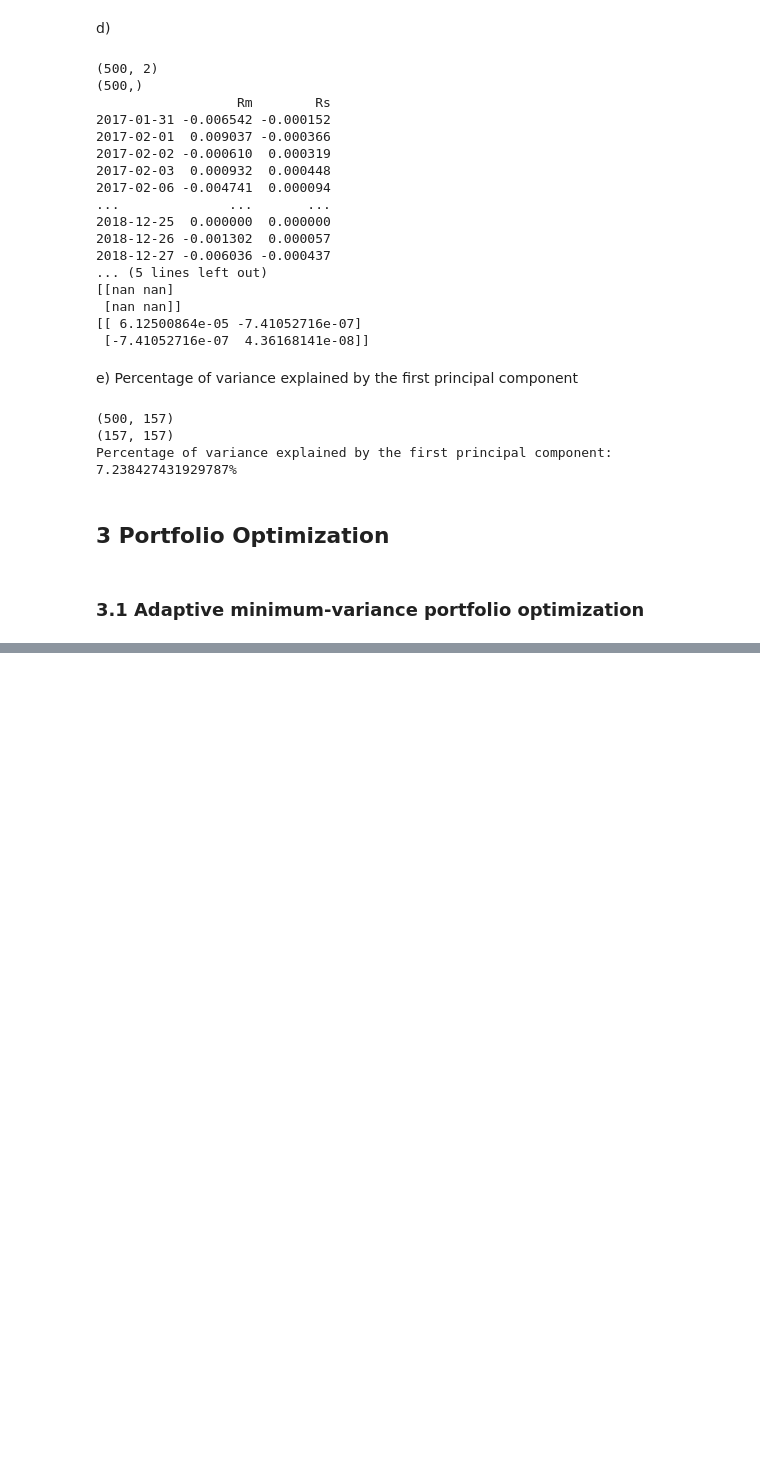
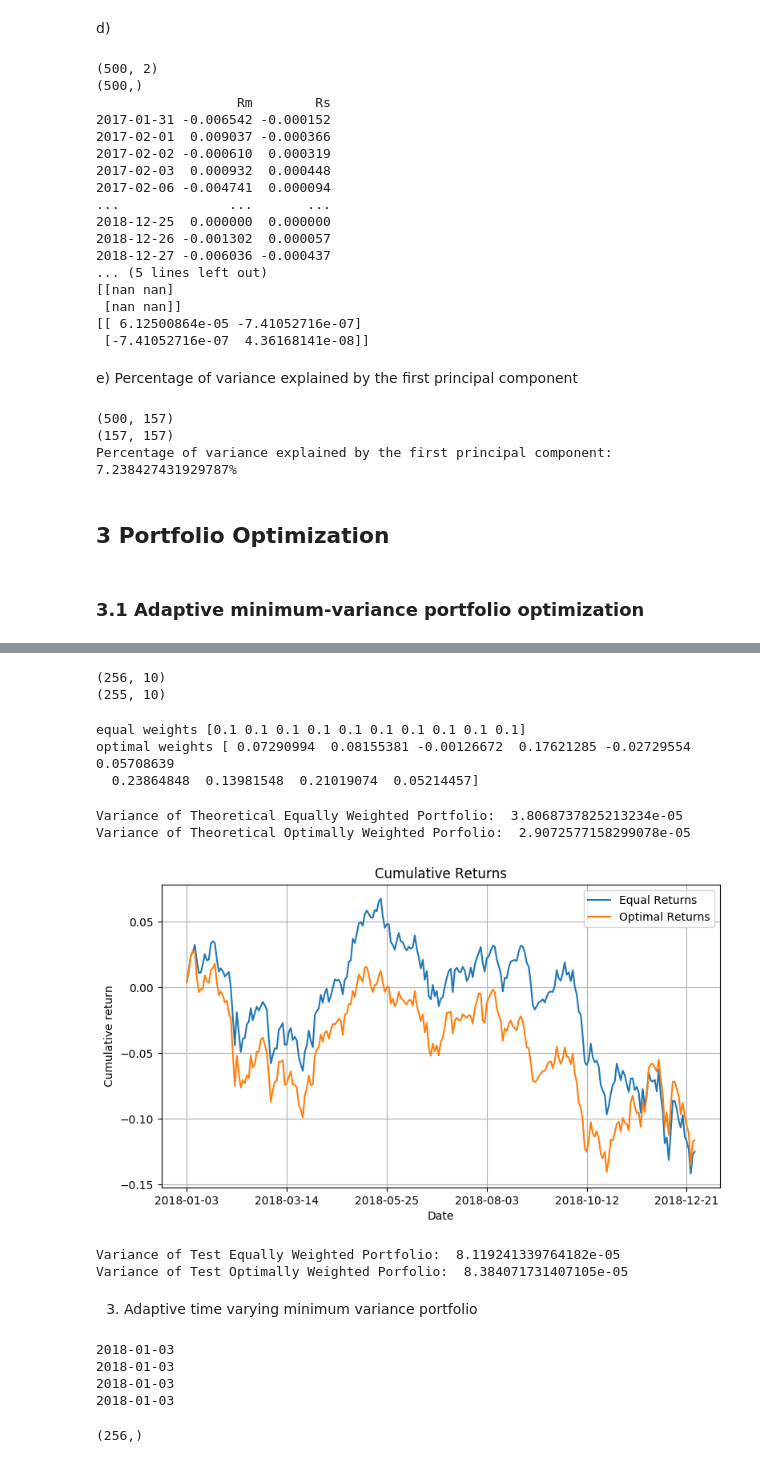
Before and after one commit to Omar-Muttawa/FSP, a Jupyter notebook: code/FSP_Coursework.ipynb, the cells around one changed output, grey strips where cells are left out. Cells and saved outputs as stored; diff of their text form; code cells hidden in the pictures; blank space fills up the shorter version.

```diff
--- a/code/FSP_Coursework.ipynb
+++ b/code/FSP_Coursework.ipynb
@@ -847,0 +888,6 @@ Substituting this result back into
+# %%
+df = pd.read_csv(r"fsp_case_31_BSD.csv",index_col =0,header=[ 0 , 1])
+data = df['ret'][df['ret'].columns[-10:]]
+data = data.loc[~(data==0.0).all(axis=1)]
+print(data.shape)
+data
@@ -847,0 +909,57 @@ Substituting this result back into
+# %%
+training_data = data[:256]
+testing_data= data[256:]
+print(training_data.shape)
+print(testing_data.shape)
+# %% [output]
+(256, 10)
+(255, 10)
+# %%
+cov = np.asarray(training_data.cov())
+
+numerator = np.matmul(np.linalg.inv(cov),np.ones(training_data.shape[1]))
+denominator = np.matmul(np.matmul(np.ones(training_data.shape[1]).T,np.linalg.inv(cov)),np.ones(training_data.shape[1]))
+optimal_weights = numerator/denominator
+equal_weights = np.ones(training_data.shape[1])*(1/training_data.shape[1])
+print("equal weights",equal_weights)
+print("optimal weights",optimal_weights)
+# %% [output]
+equal weights [0.1 0.1 0.1 0.1 0.1 0.1 0.1 0.1 0.1 0.1]
+optimal weights [ 0.07290994  0.08155381 -0.00126672  0.17621285 -0.02729554  0.05708639
+  0.23864848  0.13981548  0.21019074  0.05214457]
+# %%
+optimal_variance = np.matmul(np.matmul(optimal_weights.T,cov), optimal_weights)
+equal_variance = np.matmul(np.matmul(equal_weights.T,cov),equal_weights)
+print("Variance of Theoretical Equally Weighted Portfolio: ",equal_variance)
+print("Variance of Theoretical Optimally Weighted Porfolio: ",optimal_variance)
+# %% [output]
+Variance of Theoretical Equally Weighted Portfolio:  3.8068737825213234e-05
+Variance of Theoretical Optimally Weighted Porfolio:  2.9072577158299078e-05
+# %%
+equal_returns = (testing_data*equal_weights).sum(axis=1)
+optimal_returns = (testing_data*optimal_weights).sum(axis=1)
+# %%
+plt.figure(dpi=100, figsize=(9,5))
+equal_returns.cumsum().plot(label="Equal Returns")
+optimal_returns.cumsum().plot(label="Optimal Returns")
+plt.title('Cumulative Returns')
+plt.xlabel('Date')
+plt.ylabel('Cumulative return')
+plt.grid()
+plt.legend()
+# plt.xticks([equal_returns.index[i] for i in np.linspace(0,len(equal_returns.index)-1, 10).astype(int)],rotation=45)
+# plt.tight_layout()
+plt.show()
+# %% [output]
+[figure, added]
+# %%
+cov_test = np.asarray(testing_data.cov())
+test_optimal_variance=np.matmul(np.matmul(optimal_weights.T,cov_test),optimal_weights)
+test_equal_variance = np.matmul(np.matmul(equal_weights.T,cov_test),equal_weights)
+print("Variance of Test Equally Weighted Portfolio: ",test_equal_variance)
+print("Variance of Test Optimally Weighted Porfolio: ",test_optimal_variance)
+# %% [output]
+Variance of Test Equally Weighted Portfolio:  8.119241339764182e-05
+Variance of Test Optimally Weighted Porfolio:  8.384071731407105e-05
+# %% [markdown]
+3. Adaptive time varying minimum variance portfolio
@@ -847,0 +1004,12 @@ Substituting this result back into
+# %%
+print(rolling_optimal_returns.cumsum().index[256-(M)])
+print(equal_returns.cumsum().index[0])
+print(rolling_optimal_returns.cumsum().index[256-(M)])
+print(optimal_returns.cumsum().index[0])
+rolling_optimal_returns_sum.cumsum()[256-(M+1):].shape
+# %% [output]
+2018-01-03
+2018-01-03
+2018-01-03
+2018-01-03
+(256,)
```
Also changed, not shown: parts of 13 cells of this notebook, 4 other files.
